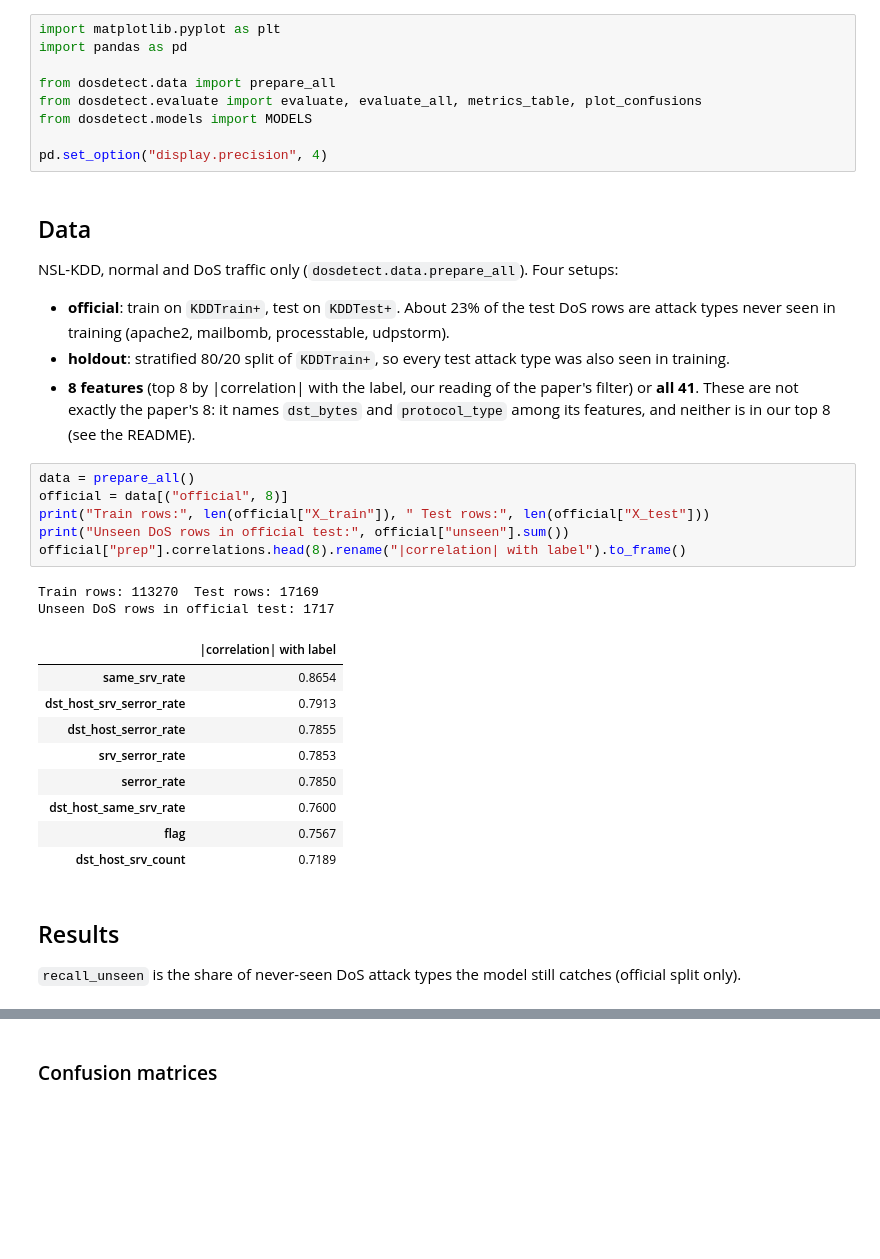
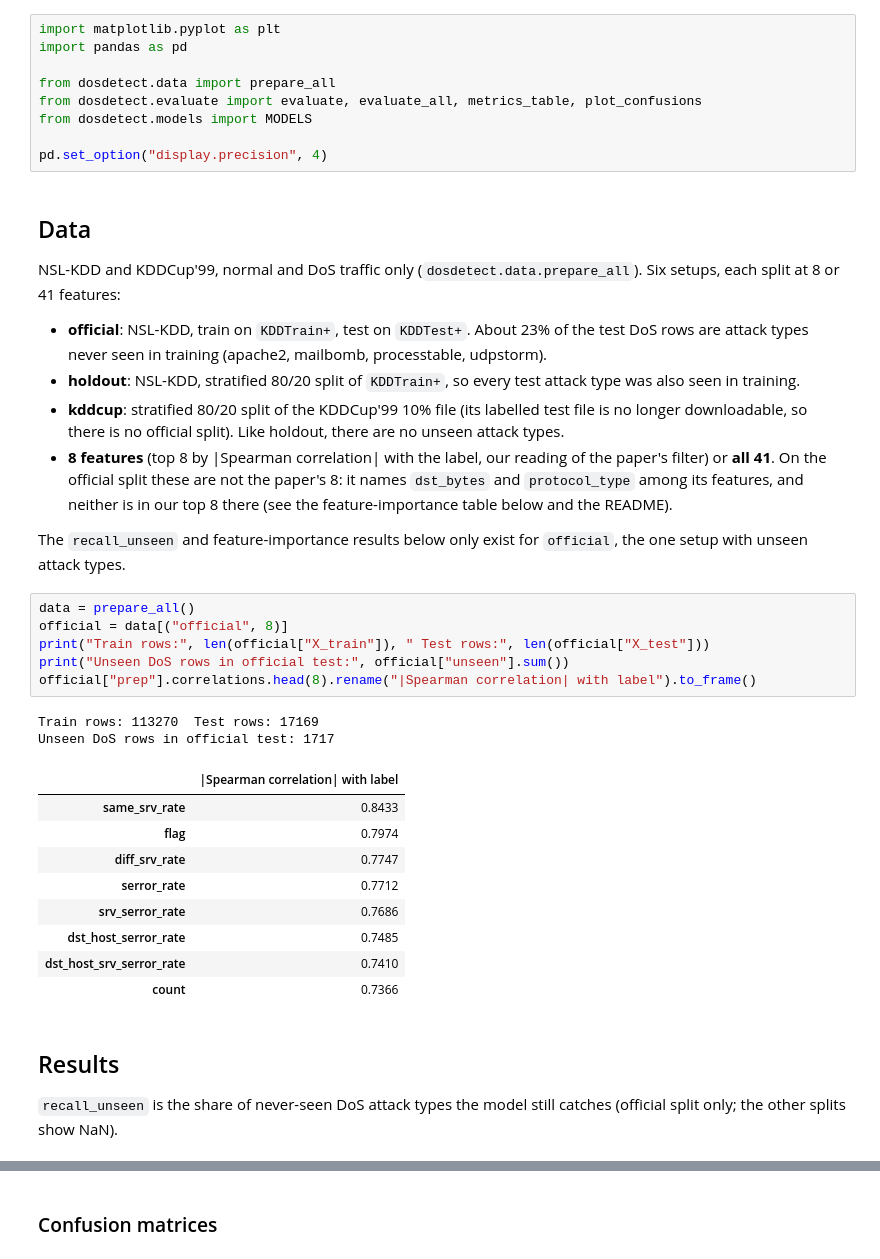
Before and after one commit to jr-cho/ml-network-anomaly-detection, a Jupyter notebook: notebooks/04_random_forest.ipynb, the cells around one changed output, grey strips where cells are left out. Cells and saved outputs as stored; diff of their text form; blank space fills up the shorter version.

Commit message:
feat: kddcup'99 setup, spearman feature ranking, brute-force knn, two-dataset paper comparison

```diff
--- a/notebooks/04_random_forest.ipynb
+++ b/notebooks/04_random_forest.ipynb
@@ -19,33 +19,36 @@ pd.set_option("display.precision", 4)
 # %% [markdown]
 ## Data
 
-NSL-KDD, normal and DoS traffic only (`dosdetect.data.prepare_all`). Four setups:
+NSL-KDD and KDDCup'99, normal and DoS traffic only (`dosdetect.data.prepare_all`). Six setups, each split at 8 or 41 features:
 
-- **official**: train on `KDDTrain+`, test on `KDDTest+`. About 23% of the test DoS rows are attack types never seen in training (apache2, mailbomb, processtable, udpstorm).
-- **holdout**: stratified 80/20 split of `KDDTrain+`, so every test attack type was also seen in training.
-- **8 features** (top 8 by |correlation| with the label, our reading of the paper's filter) or **all 41**. These are not exactly the paper's 8: it names `dst_bytes` and `protocol_type` among its features, and neither is in our top 8 (see the README).
+- **official**: NSL-KDD, train on `KDDTrain+`, test on `KDDTest+`. About 23% of the test DoS rows are attack types never seen in training (apache2, mailbomb, processtable, udpstorm).
+- **holdout**: NSL-KDD, stratified 80/20 split of `KDDTrain+`, so every test attack type was also seen in training.
+- **kddcup**: stratified 80/20 split of the KDDCup'99 10% file (its labelled test file is no longer downloadable, so there is no official split). Like holdout, there are no unseen attack types.
+- **8 features** (top 8 by |Spearman correlation| with the label, our reading of the paper's filter) or **all 41**. On the official split these are not the paper's 8: it names `dst_bytes` and `protocol_type` among its features, and neither is in our top 8 there (see the feature-importance table below and the README).
+
+The `recall_unseen` and feature-importance results below only exist for `official`, the one setup with unseen attack types.
 # %%
 data = prepare_all()
 official = data[("official", 8)]
 print("Train rows:", len(official["X_train"]), " Test rows:", len(official["X_test"]))
 print("Unseen DoS rows in official test:", official["unseen"].sum())
-official["prep"].correlations.head(8).rename("|correlation| with label").to_frame()
+official["prep"].correlations.head(8).rename("|Spearman correlation| with label").to_frame()
 # %% [output]
 Train rows: 113270  Test rows: 17169
 Unseen DoS rows in official test: 1717
-|  | |correlation| with label |
-| same_srv_rate | 0.8654 |
-| dst_host_srv_serror_rate | 0.7913 |
-| dst_host_serror_rate | 0.7855 |
-| srv_serror_rate | 0.7853 |
-| serror_rate | 0.7850 |
-| dst_host_same_srv_rate | 0.7600 |
-| flag | 0.7567 |
-| dst_host_srv_count | 0.7189 |
+|  | |Spearman correlation| with label |
+| same_srv_rate | 0.8433 |
+| flag | 0.7974 |
+| diff_srv_rate | 0.7747 |
+| serror_rate | 0.7712 |
+| srv_serror_rate | 0.7686 |
+| dst_host_serror_rate | 0.7485 |
+| dst_host_srv_serror_rate | 0.7410 |
+| count | 0.7366 |
 # %% [markdown]
 ## Results
 
-`recall_unseen` is the share of never-seen DoS attack types the model still catches (official split only).
+`recall_unseen` is the share of never-seen DoS attack types the model still catches (official split only; the other splits show NaN).
 # %%
 results = evaluate_all(MODELS["random_forest"], data)
 metrics_table(results)
```
Also changed, not shown: parts of 11 cells of this notebook, 12 other files.
